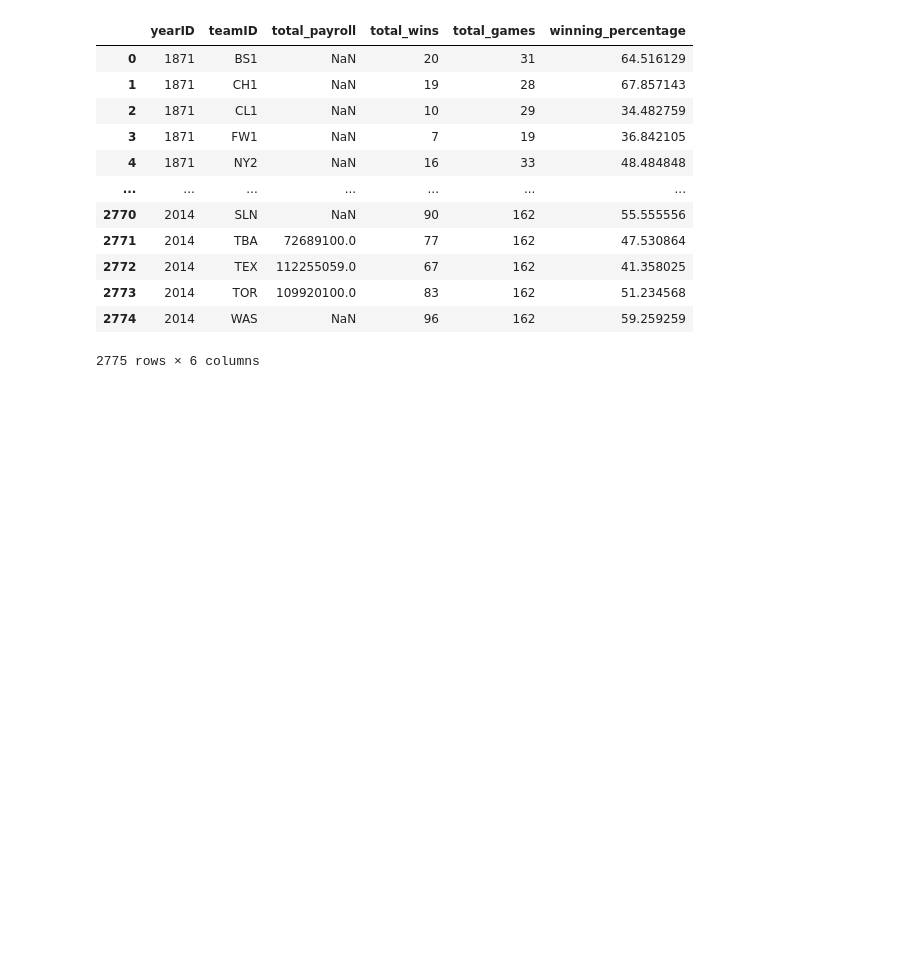
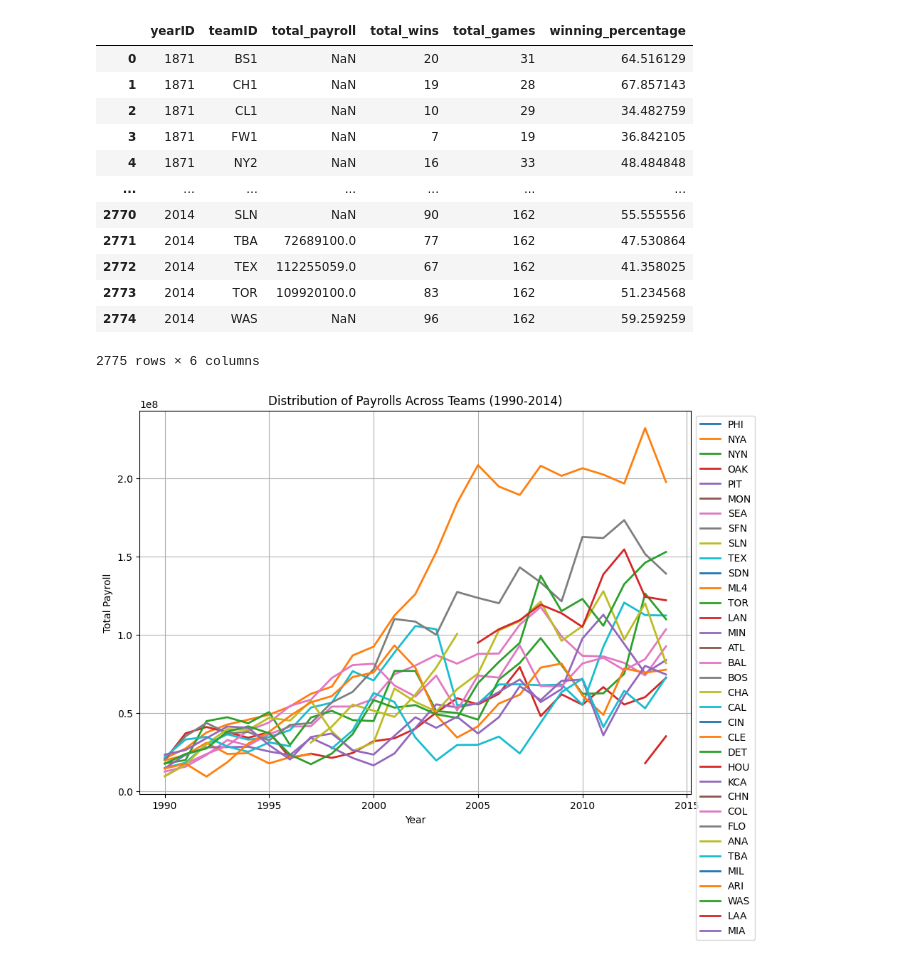
Before and after one commit to JAquaye/cmsc320, a Jupyter notebook: project2/project2.ipynb, the cells around one changed output. Saved outputs shown, nothing was run; the diff lists cells and outputs as text; code cells hidden in the pictures; blank space fills up the shorter version.

```diff
--- a/project2/project2.ipynb
+++ b/project2/project2.ipynb
@@ -70,0 +67,42 @@ pip install pandas
+# %%
+import matplotlib.pyplot as plt
+import numpy as np
+%matplotlib inline
+
+# Sorting the result DataFrame by 'yearID' in ascending order
+result = result.sort_values("yearID", ascending=True)
+
+# Filtering the result DataFrame for the years 1990 to 2014
+temp_result = result[(result['yearID'] >= 1990) & (result['yearID'] <= 2014)]
+
+# Creating a copy of the subset to avoid SettingWithCopyWarning
+temp_result = temp_result.copy()
+
+# Setting the index of temp_result to 'teamID'
+temp_result = temp_result.set_index('teamID')
+
+# Initializing the year variable to 1990
+year = 1990
+
+# Plotting the data for each team
+teams = temp_result.index.unique()  # Use unique() to get team IDs
+
+plt.figure(figsize=(10, 7))  # Figure Size
+
+for t in teams:
+    team_data = temp_result[temp_result.index == t]
+    plt.plot(team_data['yearID'], team_data['total_payroll'], label=t, linewidth=2)
+
+plt.xlabel('Year')
+plt.ylabel('Total Payroll')
+plt.title('Distribution of Payrolls Across Teams (1990-2014)')
+plt.legend(loc='upper left', bbox_to_anchor=(1, 1))
+plt.grid(True)
+plt.show()
+
+#### Question 1
+#All of the league's teams have seen an increase in payroll distribution over time, which points to a general upward trend in financial
+# contributions to professional sports. Furthermore, the increasing differences in payrolls between teams point to a rising
+#financial resource gap among them, which may be a reflection of changing economic conditions in the league between 1990 and 2014.
+# %% [output]
+[figure, added]
```
Also changed, not shown: parts of 4 cells of this notebook.
